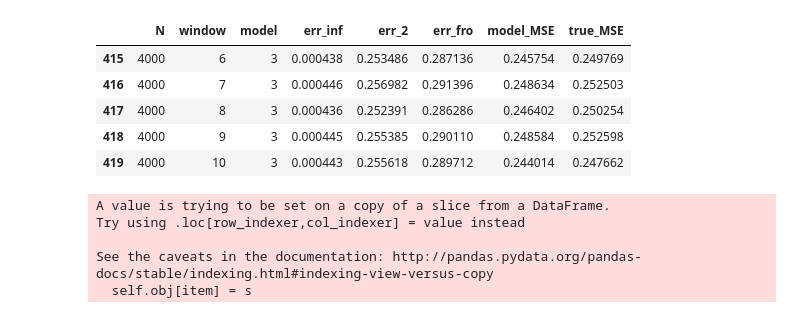
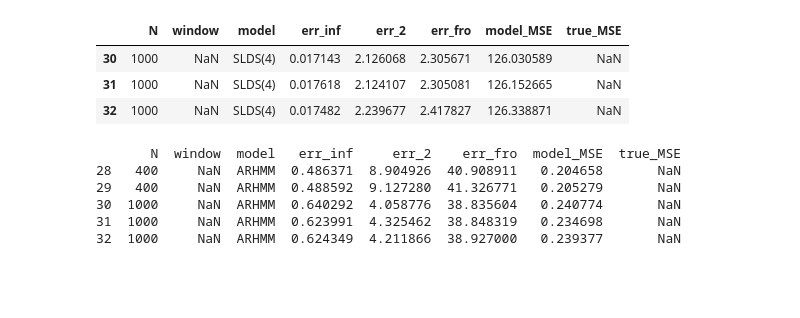
Before and after one commit to kamdh/tvart, a Jupyter notebook: src/summarize_output_SLDS-SSM.ipynb, the cells around one changed output. Saved outputs shown, nothing was run; the diff lists cells and outputs as text; code cells hidden in the pictures; blank space fills up the shorter version.

```diff
--- a/src/summarize_output_SLDS-SSM.ipynb
+++ b/src/summarize_output_SLDS-SSM.ipynb
@@ -18,20 +5,52 @@ comparison_table.tail()
-# %%
-append_table = pd.read_csv(table_file_append)
-append_table.tail()
-# %% [output]
-|  | N | window | model | err_inf | err_2 | err_fro | model_MSE | true_MSE |
-| 415 | 4000 | 6 | 3 | 0.000438 | 0.253486 | 0.287136 | 0.245754 | 0.249769 |
-| 416 | 4000 | 7 | 3 | 0.000446 | 0.256982 | 0.291396 | 0.248634 | 0.252503 |
-| 417 | 4000 | 8 | 3 | 0.000436 | 0.252391 | 0.286286 | 0.246402 | 0.250254 |
-| 418 | 4000 | 9 | 3 | 0.000445 | 0.255385 | 0.290110 | 0.248584 | 0.252598 |
-| 419 | 4000 | 10 | 3 | 0.000443 | 0.255618 | 0.289712 | 0.244014 | 0.247662 |
+# %%
+# table_file_append = "../data/comparison_output_rank6.csv"
+# table_file = "../data/comparison_final_rank4.csv"
+# table_tvart = '../data/comparison_output_rank4.csv'
+# table_ssm = "../data/comparison_output_ssm.csv"
+# suffix = "200"
+
+
+# #table_file_append = "../data/comparison_output_rank6.csv"
+# table_file_append = "../data/comparison_output_200_arhmm_rank4.csv"
+# #table_file = "../data/comparison_final_rank4.csv"
+# table_tvart = '../data/comparison_output_rank4.csv'
+# table_ssm = "../data/comparison_output_ssm.csv"
+# suffix = "200_arhmm"
+
+#table_file_append = None
+table_file_append = "../data/comparison_output_2000_arhmm.csv"
+table_tvart = '../data/comparison_output_2000_rank6.csv'
+# table_tvart = '../data/comparison_output_2000_rank6_M_200.csv'
+table_ssm = "../data/comparison_output_2000_slds.csv"
+suffix = "2000_arhmm"
+# %%
+comparison_table = pd.read_csv(table_tvart)
+
+if suffix == '2000' or '2000_M_200' or '2000_arhmm':
+    # TVART and indep were run with rank = 6
+    comparison_table['model'].replace({1: 'indep(N)', 2: 'indep(6)', 3: 'TVART(6)',
+                       4: 'SLDS(4)', 5: 'SLDS(6)'}, inplace=True)
+
+ssm_table = pd.read_csv(table_ssm)
+comparison_table = comparison_table.append(ssm_table)
+comparison_table[comparison_table['N'] == 1000]
+# %% [output]
+|  | N | window | model | err_inf | err_2 | err_fro | model_MSE | true_MSE |
+| 30 | 1000 | NaN | SLDS(4) | 0.017143 | 2.126068 | 2.305671 | 126.030589 | NaN |
+| 31 | 1000 | NaN | SLDS(4) | 0.017618 | 2.124107 | 2.305081 | 126.152665 | NaN |
+| 32 | 1000 | NaN | SLDS(4) | 0.017482 | 2.239677 | 2.417827 | 126.338871 | NaN |
 # %%
-to_append = append_table[append_table.model != 1]
-to_append.loc[:, "model"] = to_append.loc[:, "model"] + 5
-comparison_table = comparison_table.append(to_append)
+if table_file_append is not None:
+    append_table = pd.read_csv(table_file_append)
+    print(append_table.tail())
+    to_append = append_table[append_table.model != "indep(N)"]
+    if suffix == '200':
+        to_append.loc[:, "model"] = to_append.loc[:, "model"] + 5
+    comparison_table = comparison_table.append(to_append)
 # %% [output]
-A value is trying to be set on a copy of a slice from a DataFrame.
-Try using .loc[row_indexer,col_indexer] = value instead
-
-See the caveats in the documentation: http://pandas.pydata.org/pandas-docs/stable/indexing.html#indexing-view-versus-copy
-  self.obj[item] = s
+       N  window  model   err_inf     err_2    err_fro  model_MSE  true_MSE
+28   400     NaN  ARHMM  0.486371  8.904926  40.908911   0.204658       NaN
+29   400     NaN  ARHMM  0.488592  9.127280  41.326771   0.205279       NaN
+30  1000     NaN  ARHMM  0.640292  4.058776  38.835604   0.240774       NaN
+31  1000     NaN  ARHMM  0.623991  4.325462  38.848319   0.234698       NaN
+32  1000     NaN  ARHMM  0.624349  4.211866  38.927000   0.239377       NaN
```
Also changed, not shown: parts of 7 cells of this notebook, 7 other files.
